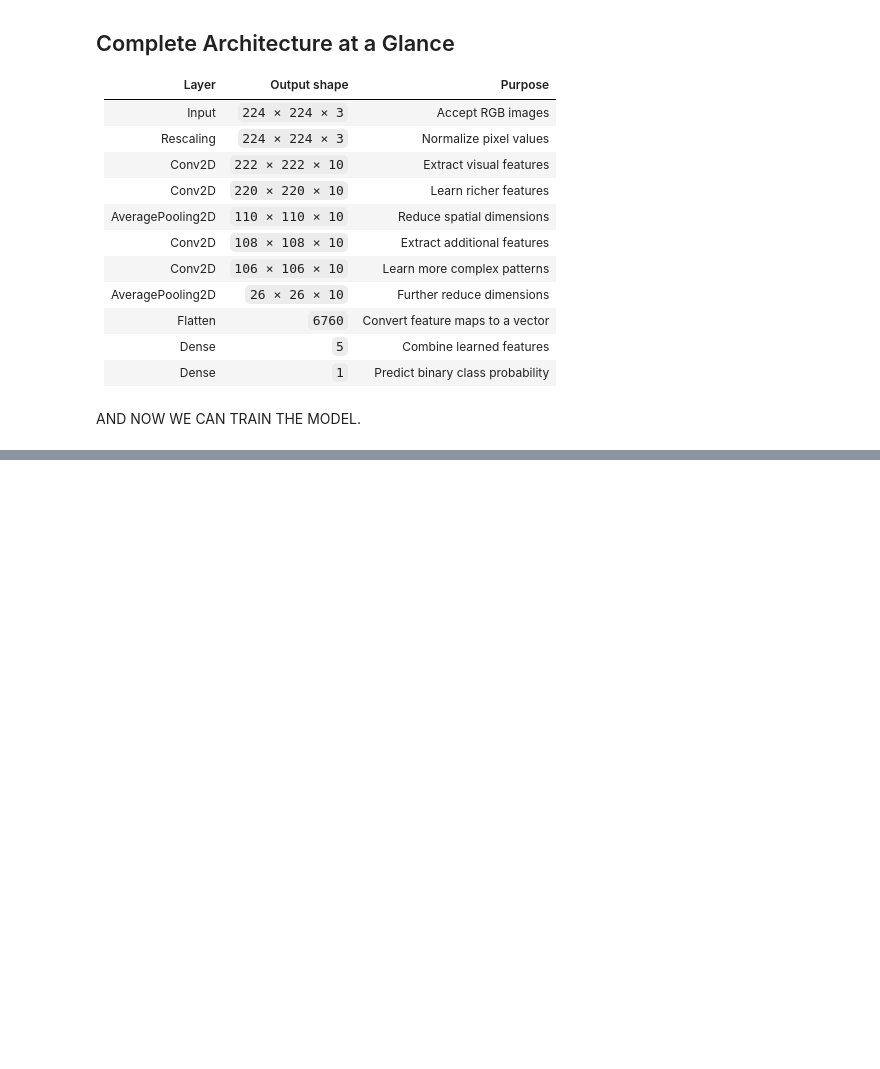
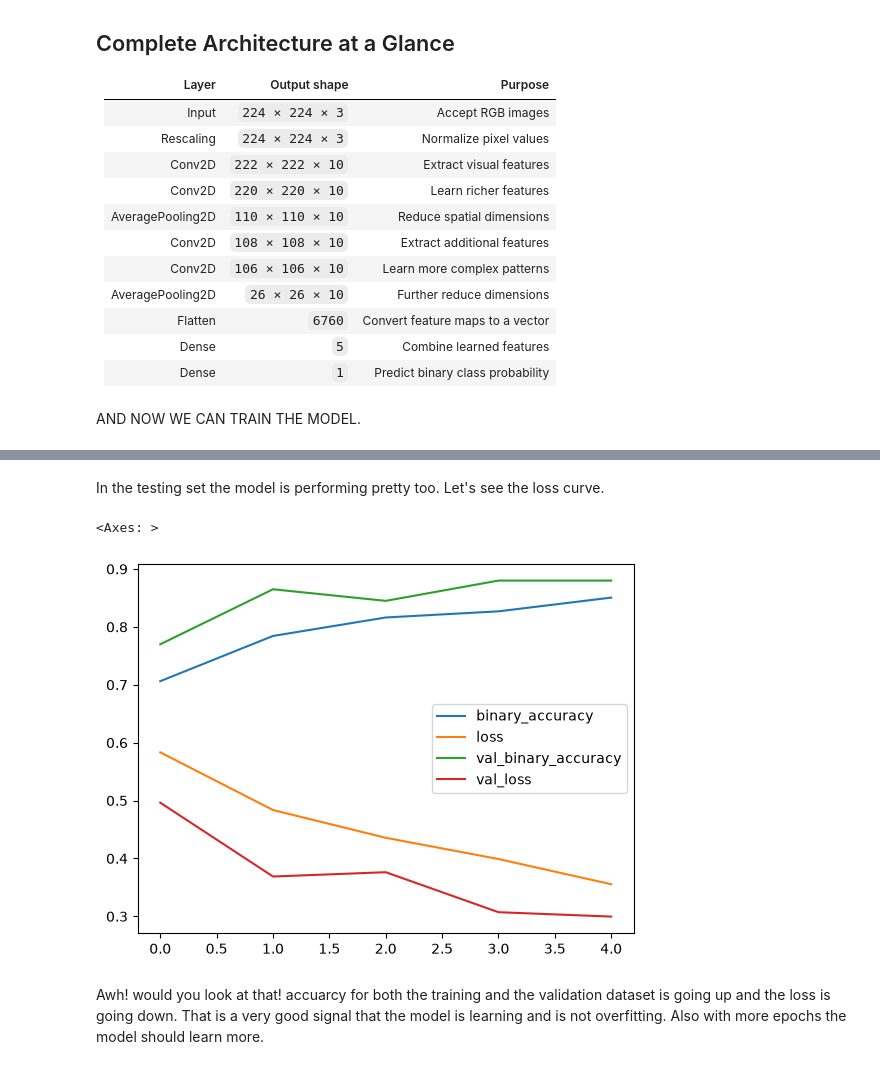
Before and after one commit to RishatTalukder/Deep_Learning_With_Tensorflow, a Jupyter notebook: 4_Convolutional_Neural_network/1_CNN.ipynb, the cells around one changed output, grey strips where cells are left out. Cells and saved outputs as stored; diff of their text form; code cells hidden in the pictures; blank space fills up the shorter version.

Commit message:
evaluating the model

```diff
--- a/4_Convolutional_Neural_network/1_CNN.ipynb
+++ b/4_Convolutional_Neural_network/1_CNN.ipynb
@@ -1003,0 +1013,11 @@ Now, here is a nice resource you visualize how a convolutional network learns: [
+# %% [markdown]
+In the testing set the model is performing pretty too. Let's see the loss curve.
+# %%
+import pandas as pd
+
+pd.DataFrame(model.history.history).plot()
+# %% [output]
+<Axes: >
+[figure, added]
+# %% [markdown]
+Awh! would you look at that! accuarcy for both the training and the validation dataset is going up and the loss is going down. That is a very good signal that the model is learning and is not overfitting. Also with more epochs the model should learn more.
```
Also changed, not shown: parts of 8 cells of this notebook.
